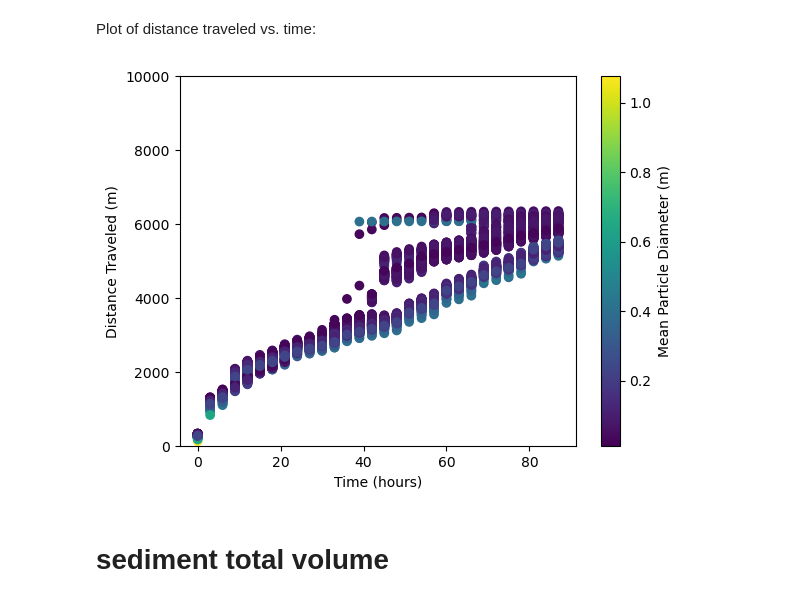
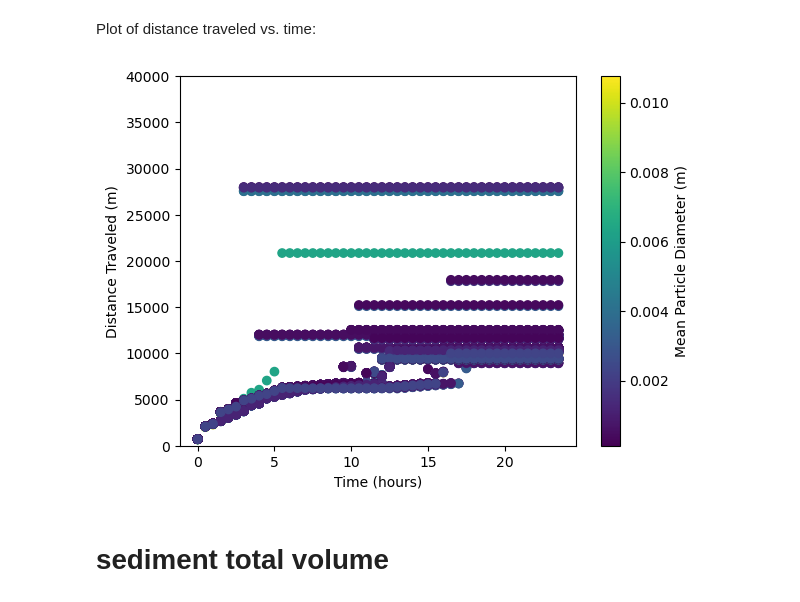
Before and after one commit to tori543/Goodrich_network_sediment_transport, a Jupyter notebook: puyallup-0.3-Goodrich.ipynb, the cells around one changed output. Cells and saved outputs as stored; diff of their text form; code cells hidden in the pictures.

```diff
--- a/puyallup-0.3-Goodrich.ipynb
+++ b/puyallup-0.3-Goodrich.ipynb
@@ -264,7 +258,7 @@ abrasion_rate = 0 * np.ones(np.size(element_id)) # (mass loss /m)
 distance_traveled= 0 * np.ones((np.size(element_id),1)) #(m)
 
 # Lognormal GSD
-medianD = 0.1 # m (medium sand diameter, 0.5cm or 0.0005m) 10^-1, 0.10=(10^-2, 10^0)
+medianD = 0.001 # m (medium sand diameter, 0.5cm or 0.0005m) 10^-1, 0.10=(10^-2, 10^0)
 mu = np.log(medianD)
 sigma = np.log(2) #assume that D84 = sigma*D50
 np.random.seed(0)
@@ -304,9 +298,9 @@ parcels = DataRecord(
 # %% [markdown]
 ## 7. Run Network Sediment Transporter
 # %%
-timesteps = 30 # total number of timesteps
+timesteps = 48 # total number of timesteps
 #dt = 60 * 60 * 24 *2 # length of timestep (seconds)
-dt = 60 * 60 * 3 # 3 hour steps
+dt = 60 * 30 * 1 # hour steps?
 # %%
 fd = FlowDirectorSteepest(network_grid, "topographic__elevation")
 fd.run_one_step()
@@ -494,16 +495,16 @@ Plot of distance traveled vs. time:
 # %%
 parcel_subset=parcels.dataset.where((parcels.dataset.originating_link==originating_link),drop=True)
 parcel_subset_df=parcel_subset.to_dataframe().reset_index()
 fig, ax = plt.subplots()
 p=ax.scatter(parcel_subset_df['time']/(60*60),parcel_subset_df['distance_traveled'],c=parcel_subset_df['D'])
 cb=fig.colorbar(p)
 plt.xlabel('Time (hours)')
 plt.ylabel('Distance Traveled (m)')
-plt.ylim(0,10000)
+plt.ylim(0,40000)
 cb.ax.set_ylabel('Mean Particle Diameter (m)')
 plt.show()
 # %% [output]
-[figure, old version]
+[figure, new version]
 # %%
 fig = plot_network_and_parcels(
     network_grid, parcels,
```
Also changed, not shown: parts of 9 cells of this notebook.
